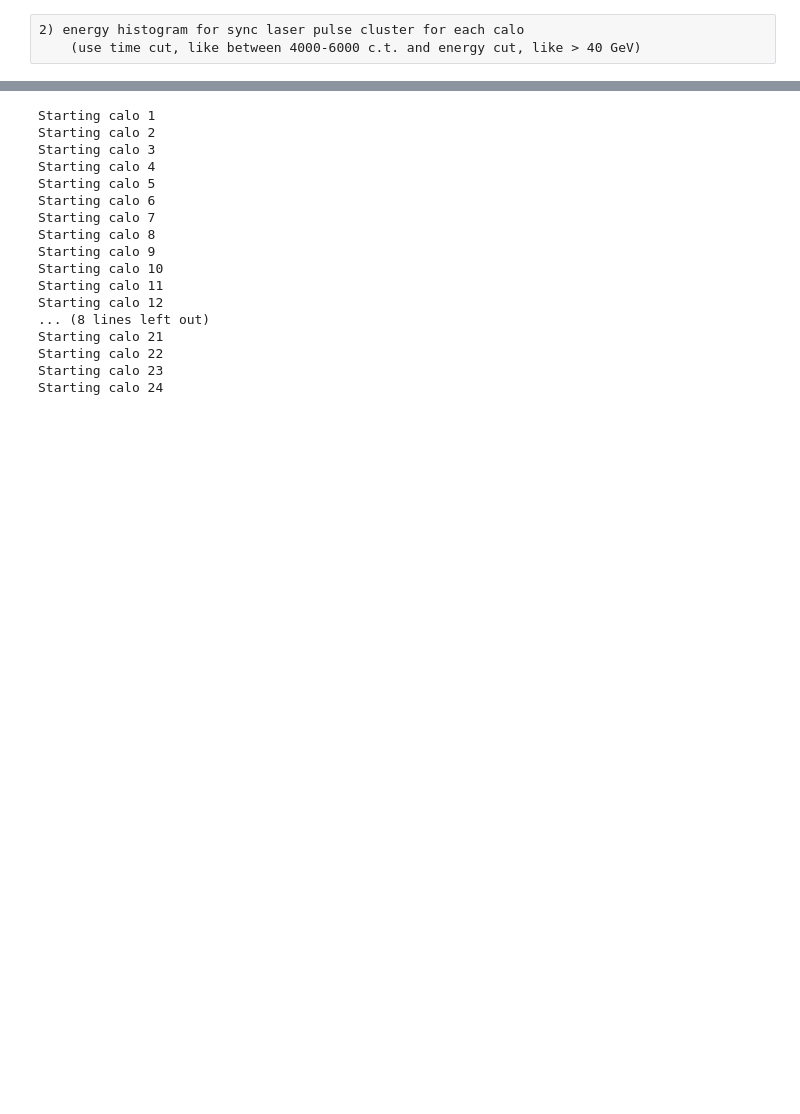
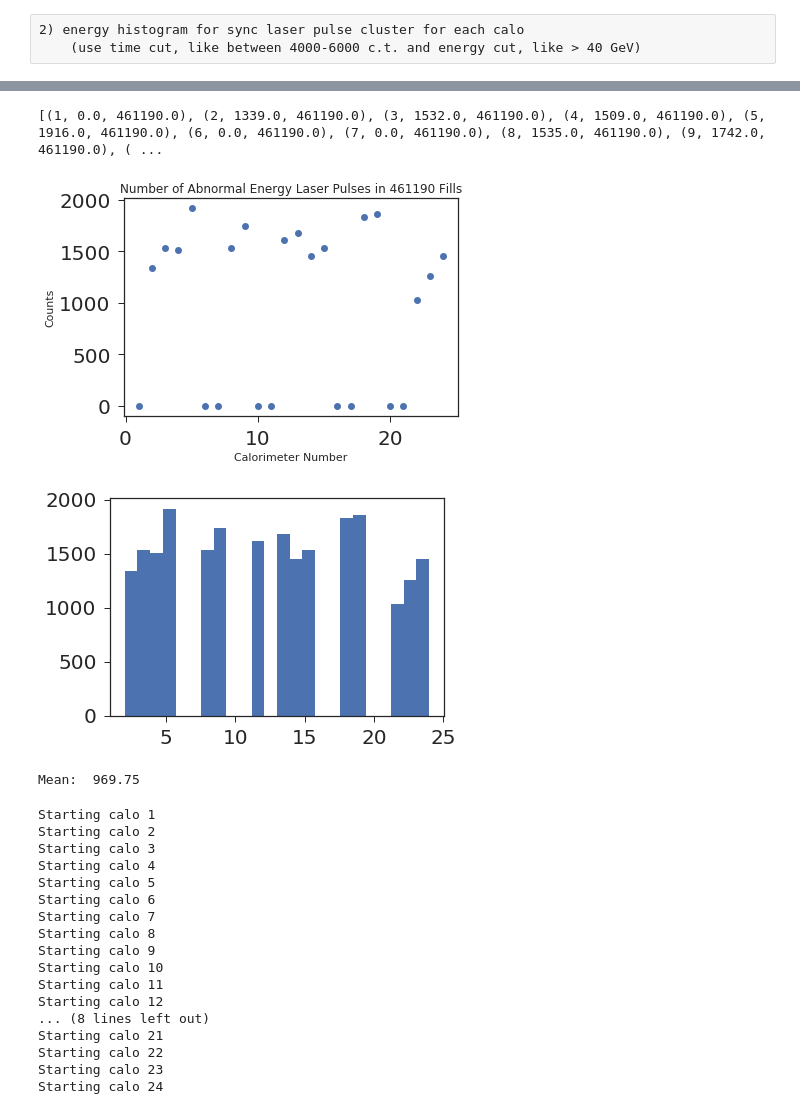
Before and after one commit to jlabounty/g-2, a Jupyter notebook: productionFeedback/productionFeedback_Farline_v9_07_00.ipynb, the cells around one changed output, grey strips where cells are left out. Saved outputs shown, nothing was run; the diff lists cells and outputs as text; code cells hidden in the pictures; blank space fills up the shorter version.

```diff
--- a/productionFeedback/productionFeedback_Farline_v9_07_00.ipynb
+++ b/productionFeedback/productionFeedback_Farline_v9_07_00.ipynb
@@ -1144,6 +1179,8 @@ Info in <TCanvas::SaveAs>: ROOT file ./images/v9_07_00/v9_07_00_energySpectrum_c
 2) energy histogram for sync laser pulse cluster for each calo
     (use time cut, like between 4000-6000 c.t. and energy cut, like > 40 GeV)
 # %%
+caloTotals = []
+
 for calo in range(1,25):
     print("Starting calo", calo)
     c3 = r.TCanvas()
@@ -1152,6 +1189,8 @@ for calo in range(1,25):
     hi.GetXaxis().SetTitle("Energy [MeV]")
     hi.Draw("HIST P0 L")
 
+    print("     ", hi.Integral( hi.FindBin(hi.GetMean() + 4000), hi.FindBin(150000)) , hi.GetEntries())
+    caloTotals.append( ( calo,  hi.Integral( hi.FindBin(hi.GetMean() + 4000), hi.FindBin(150000)) , hi.GetEntries() )  )
 
     c3.SetLogy()
     c3.Draw()
@@ -1194,6 +1233,30 @@ Info in <TCanvas::SaveAs>: ROOT file ./images/v9_07_00/v9_07_00_laserEnergyPulse
 Info in <TCanvas::Print>: png file ./images/v9_07_00/v9_07_00_laserEnergyPulse_calo24.png has been created
 Info in <TCanvas::SaveAs>: ROOT file ./images/v9_07_00/v9_07_00_laserEnergyPulse_calo24.root has been created
 [figure]
+# %%
+caloNum, totalOdd, totalAll = zip(*caloTotals)
+
+totalOddHist = []
+for i,odd in enumerate(totalOdd):
+    for j in range(int(odd)):
+        totalOddHist.append(i+1)
+
+print(caloTotals)
+plt.plot(caloNum,totalOdd,'o')
+#plt.hist(totalOddHist,bins=24)
+plt.title("Number of Abnormal Energy Laser Pulses in "+str(int(totalAll[0]))+" Fills")
+plt.xlabel("Calorimeter Number")
+plt.ylabel("Counts")
+plt.show()
+plt.hist(totalOddHist,bins=24)
+plt.show()
+
+print("Mean: ", np.mean(totalOdd))
+# %% [output]
+[(1, 0.0, 461190.0), (2, 1339.0, 461190.0), (3, 1532.0, 461190.0), (4, 1509.0, 461190.0), (5, 1916.0, 461190.0), (6, 0.0, 461190.0), (7, 0.0, 461190.0), (8, 1535.0, 461190.0), (9, 1742.0, 461190.0), ( ...
+[figure, added]
+[figure, added]
+Mean:  969.75
 # %%
 c3 = r.TCanvas("c3","c3",1800,1000)
 leg = r.TLegend(0.7,0.72,0.9,0.9)
```
Also changed, not shown: parts of 5 cells of this notebook, 12 other files.
